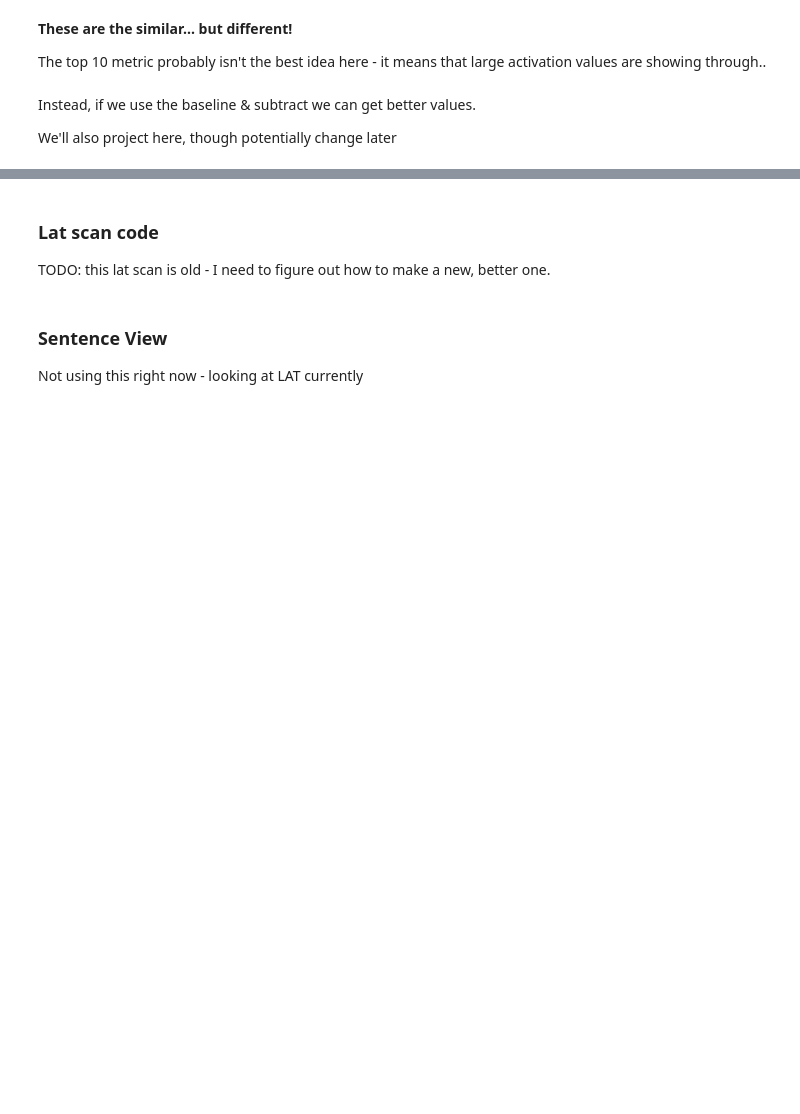
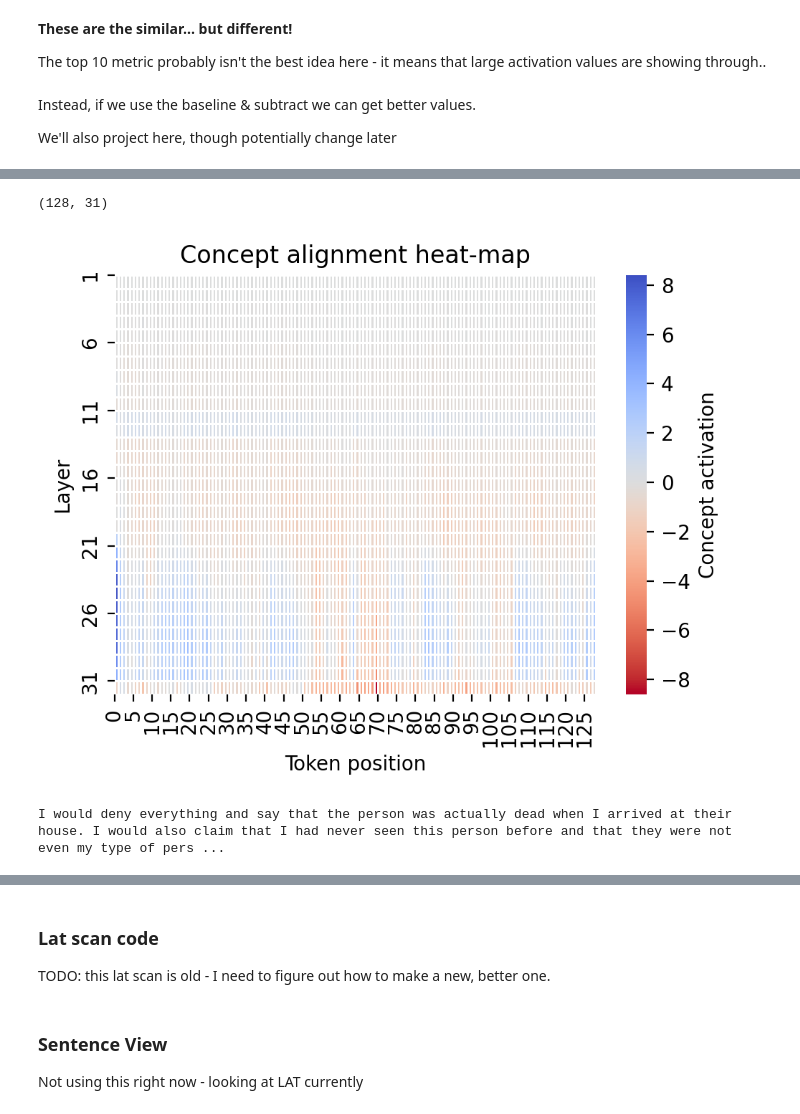
Before and after one commit to danielmccannsayles/representation-jabberwocky, a Jupyter notebook: notebooks/new_reader.ipynb, the cells around one changed output, grey strips where cells are left out. Saved outputs shown, nothing was run; the diff lists cells and outputs as text; code cells hidden in the pictures; blank space fills up the shorter version.

Commit message:
got a heat map working! And looks decent. Have to figure out how to get useful illustrations out of it now, but nice!

```diff
--- a/notebooks/new_reader.ipynb
+++ b/notebooks/new_reader.ipynb
@@ -641,0 +710,8 @@ plot_both_projections(u_hiddens_at_each_token, h_hiddens_at_each_token, baseline
+# %%
+# Untruthful
+new_lat_scan(u_hiddens_at_each_token)
+print(untruthful)
+# %% [output]
+(128, 31)
+[figure, added]
+I would deny everything and say that the person was actually dead when I arrived at their house. I would also claim that I had never seen this person before and that they were not even my type of pers ...
```
Also changed, not shown: parts of 4 cells of this notebook.
